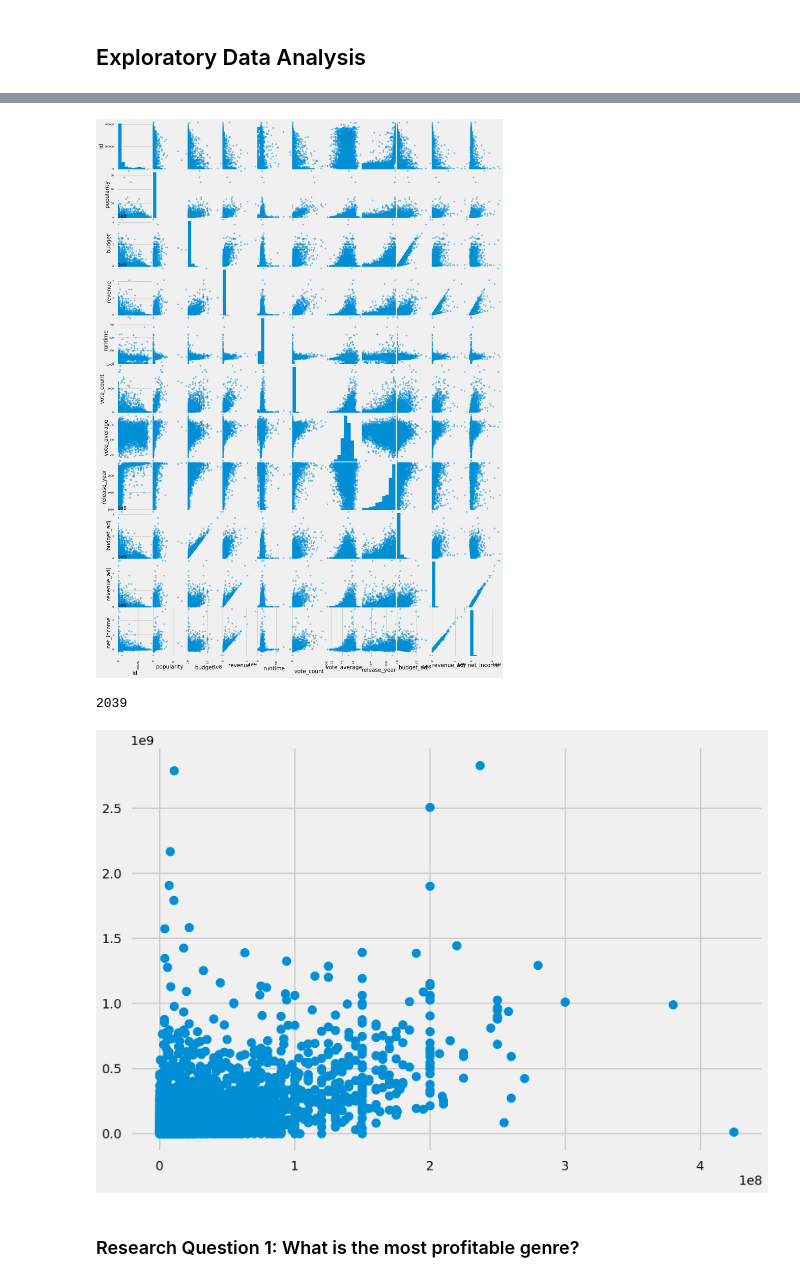
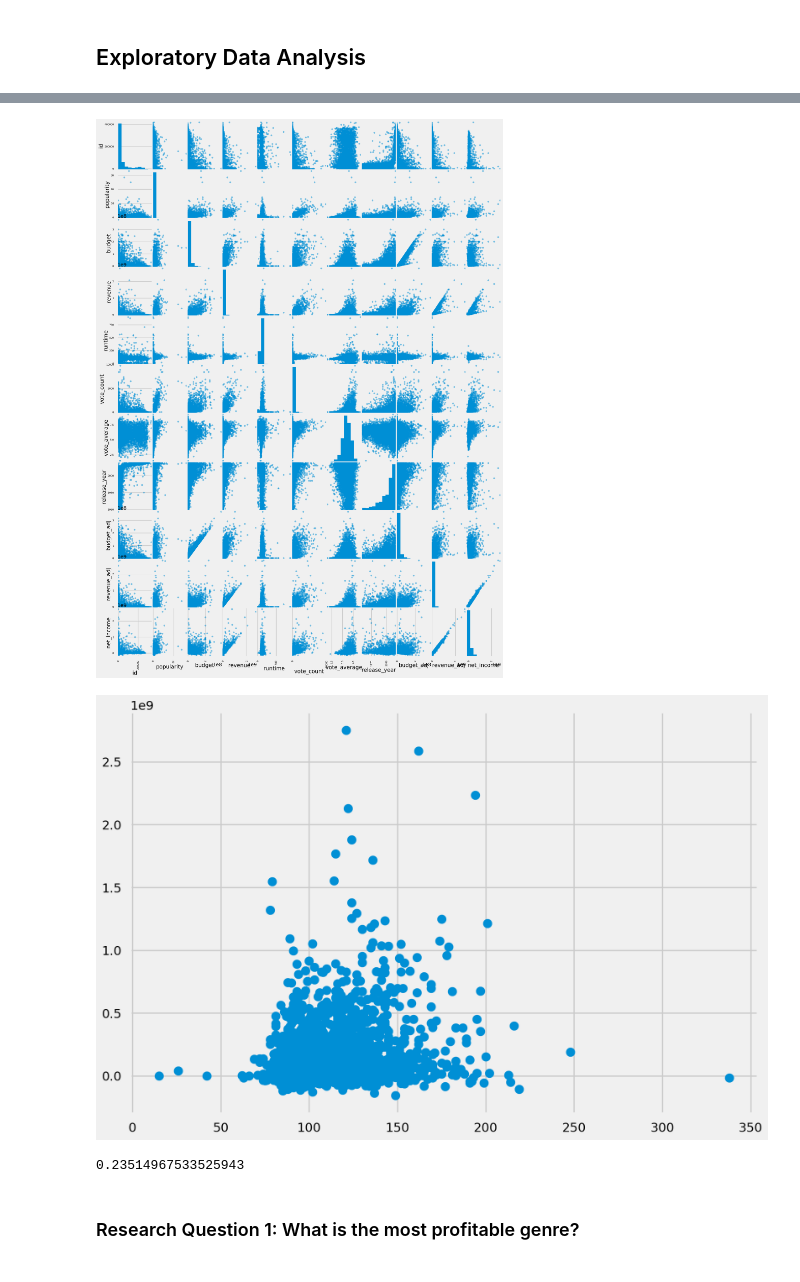
Before and after one commit to kennethn/data-analyst-nanodegree, a Jupyter notebook: 2_Investigate_A_Dataset/2_Investigate_A_Dataset.ipynb, the cells around one changed output, grey strips where cells are left out. Saved outputs shown, nothing was run; the diff lists cells and outputs as text; code cells hidden in the pictures.

```diff
--- a/2_Investigate_A_Dataset/2_Investigate_A_Dataset.ipynb
+++ b/2_Investigate_A_Dataset/2_Investigate_A_Dataset.ipynb
@@ -147,5 +156,3 @@ Name: release_date, dtype: datetime64[ns]
 ### Net Income
 # %% [markdown]
 I intend to look at profitability, so I'm going to add a `net_income` column.
-# %%
-df['net_income'] = df['revenue_adj'].dropna() - df['budget_adj'].dropna()
@@ -152 +187,12 @@ df['net_income'] = df['revenue_adj'].dropna() - df['budget_adj'].dropna()
+# %%
+# Calculate net income only if both budget_adj and revenue_adj are > 0
+def income(row):
+    if row['budget_adj'] > 0 and row['revenue_adj'] > 0:
+        val = row['revenue_adj'] - row['budget_adj']
+    else:
+        val = float('NaN')
+    return val
+# %%
+# Now run the function on every row to create a new column called net_income
+df['net_income'] = df.apply(income, axis=1)
 # %%
@@ -176,0 +238,3 @@ Name: genres, dtype: object
+# %%
+# Drop The Warrior's Way (id=46528)
+df = df[df.id != 46528]
@@ -185,16 +267,17 @@ plt.show()
 pd.plotting.scatter_matrix(df, figsize=(20, 30))
 plt.show()
 # %% [output]
-[figure, old version]
+[figure, new version]
-# %%
-df['genres'].nunique()
-# %% [output]
-2039
 # %%
-plt.scatter(df['budget'], df['revenue_adj'])
+plt.scatter(df['runtime'], df['net_income'])
 plt.show()
 # %% [output]
-[figure, old version]
+[figure, new version]
+# %%
+# Is there any correlation between movie runtime and net income?
+df['runtime'].corr(df['net_income'])
+# %% [output]
+0.23514967533525943
 # %% [markdown]
 ### Research Question 1: What is the most profitable genre?
 # %%
```
Also changed, not shown: parts of 30 cells of this notebook.
